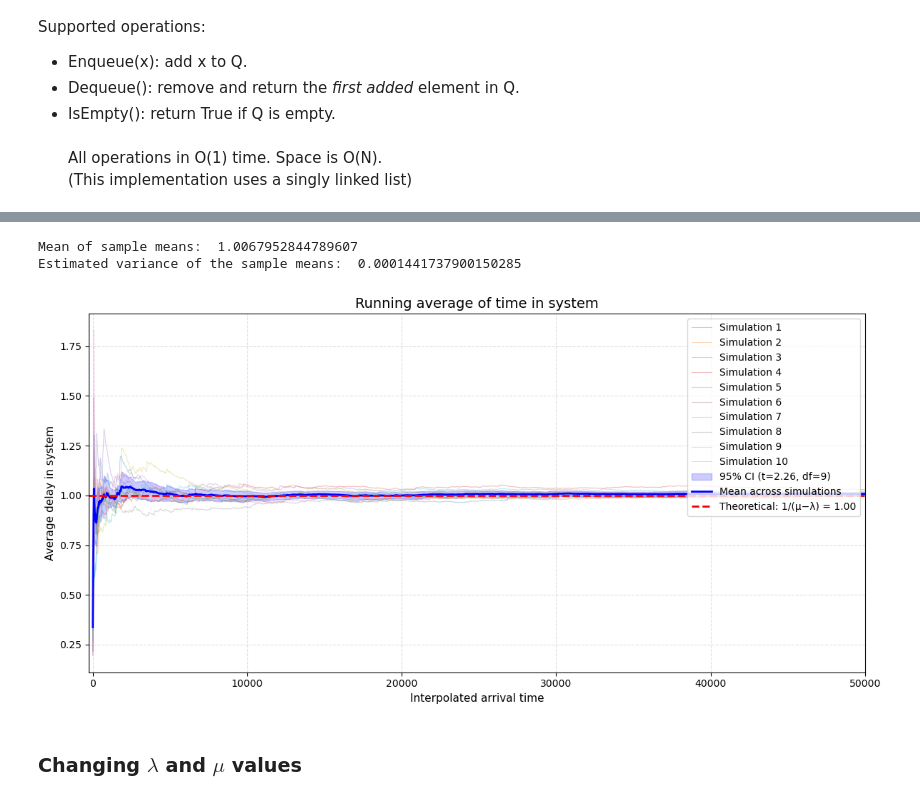
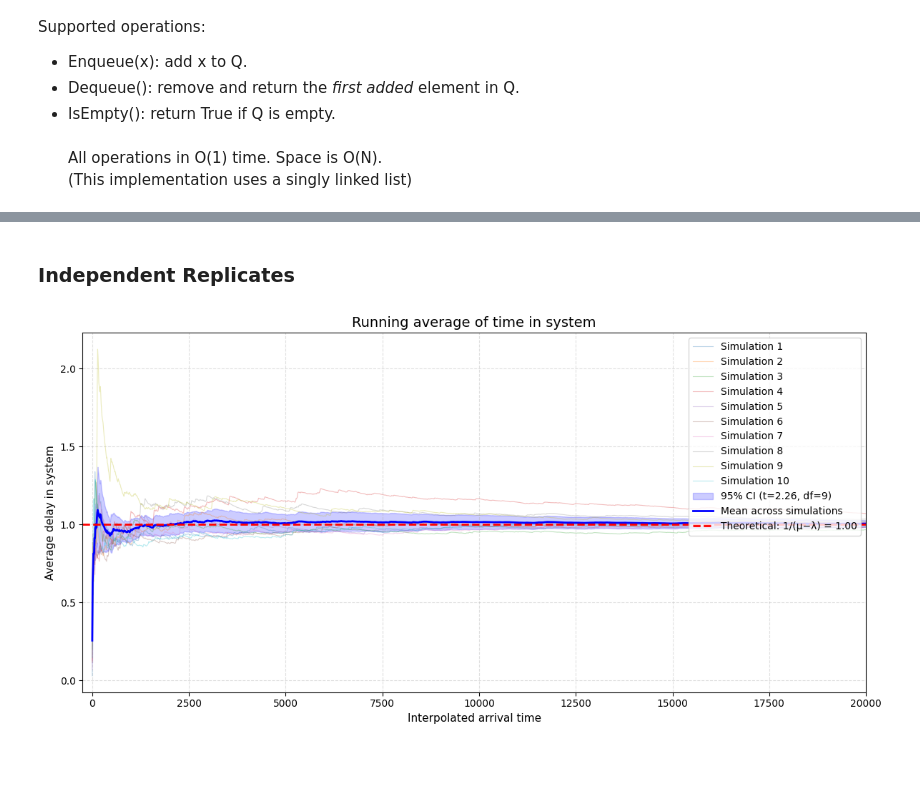
Before and after one commit to cdhvilsted/UniversityTrentoS26, a Jupyter notebook: HWqueue.ipynb, the cells around one changed output, grey strips where cells are left out. Drawn from its saved outputs; the diff is of its cells as text; code cells hidden in the pictures; blank space fills up the shorter version.

Commit message:
Convergence time

```diff
--- a/HWqueue.ipynb
+++ b/HWqueue.ipynb
@@ -206,4 +176,6 @@ def simulation_func(seed_value, simulation_time, lam, mu):
                 #departure_queue.enqueue(float("inf")) # Ensuring that departure queue is never empty
 
     return all_arrival_times, all_departure_times, area_num_in_queue, area_num_in_system, area_server_status, num_served
+# %% [markdown]
+### Independent Replicates
 # %%
@@ -241,10 +212,5 @@ for seed_v in seed_list:
-# %%
-# For independent replications
-Zb = 1/b * sum(sample_means)
-print("Mean of sample means: ", Zb)
-
-Vr_hat = 1/(b-1) * sum([(x - Zb)**2 for x in sample_means])
-print("Estimated variance of the sample means: ", Vr_hat)
-# %% [output]
-Mean of sample means:  1.0067952844789607
-Estimated variance of the sample means:  0.0001441737900150285
+# %%
+lambda_value = 2
+mu_value = 3
+b = 10
+arrival_time_pr_sim, departure_time_pr_sim = independent_replicates(b=10, lambda_value=lambda_value, mu_value=mu_value, simulation_time_value = 20000)
@@ -251,8 +244,4 @@ Estimated variance of the sample means:  0.0001441737900150285
 # %%
-import matplotlib.pyplot as plt
-import numpy as np
-from scipy import stats
-
 theoretical_average = 1 / (mu_value - lambda_value)
 
 diff_pr_sim = [
@@ -275,34 +264,32 @@ interpolated = np.stack([
     np.interp(common_grid, arrival_time_pr_sim[i][:len(ra_sims[i])], ra_sims[i])
     for i in range(b)
 ], axis=0)
 
 mean_curve = np.mean(interpolated, axis=0)
 std_dev    = np.std(interpolated, axis=0, ddof=1)
 t_crit     = stats.t.ppf(0.975, df=b-1)
 ci_upper   = mean_curve + t_crit * std_dev / np.sqrt(b)
 ci_lower   = mean_curve - t_crit * std_dev / np.sqrt(b)
 
 fig, ax = plt.subplots(figsize=(12, 6))
 
 # Individual simulations
 for i in range(b):
     ax.plot(common_grid, interpolated[i], linewidth=0.8, alpha=0.3, label=f"Simulation {i+1}")
 
 # CI and mean on the common grid
 ax.fill_between(common_grid, ci_lower, ci_upper, color='blue', alpha=0.2, label=f"95% CI (t={t_crit:.2f}, df={b-1})")
 ax.plot(common_grid, mean_curve, color='blue', linewidth=2, label="Mean across simulations")
 
 ax.axhline(y=theoretical_average, linestyle='--', linewidth=2, color='red', label=f"Theoretical: 1/(µ−λ) = {theoretical_average:.2f}")
 
 ax.set_title("Running average of time in system", fontsize=14)
 ax.set_xlabel("Interpolated arrival time", fontsize=11)
 ax.set_ylabel("Average delay in system", fontsize=11)
 ax.grid(True, linestyle='--', alpha=0.4)
 ax.legend(loc='upper right')
-ax.set_xlim(-250, 50000)
+ax.set_xlim(-250, 20000)
 plt.tight_layout()
 plt.show()
 # %% [output]
-[figure, old version]
+[figure, new version]
-# %% [markdown]
-### Changing $\lambda$ and $\mu$ values
```
Also changed, not shown: parts of 17 cells of this notebook.
